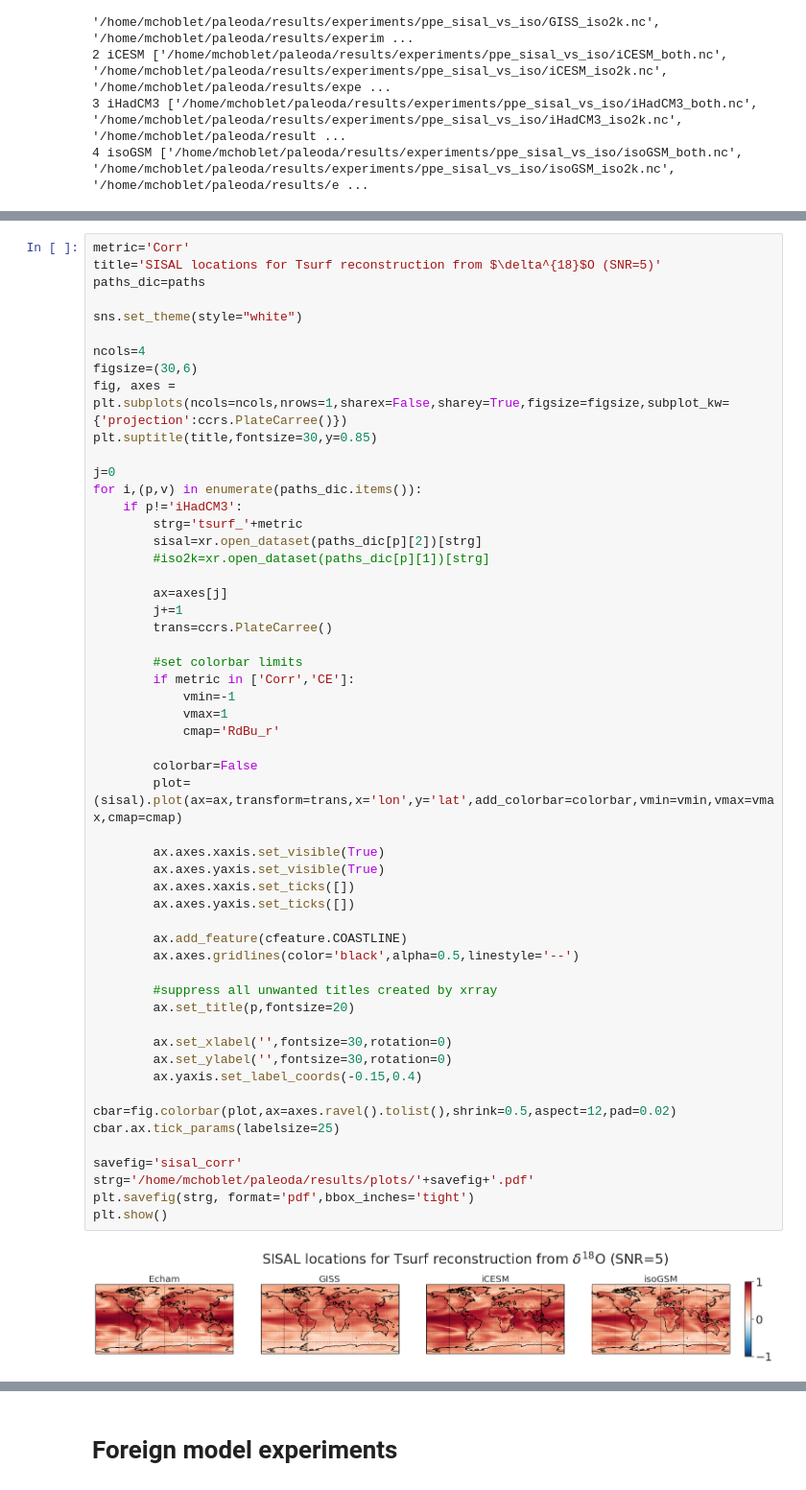
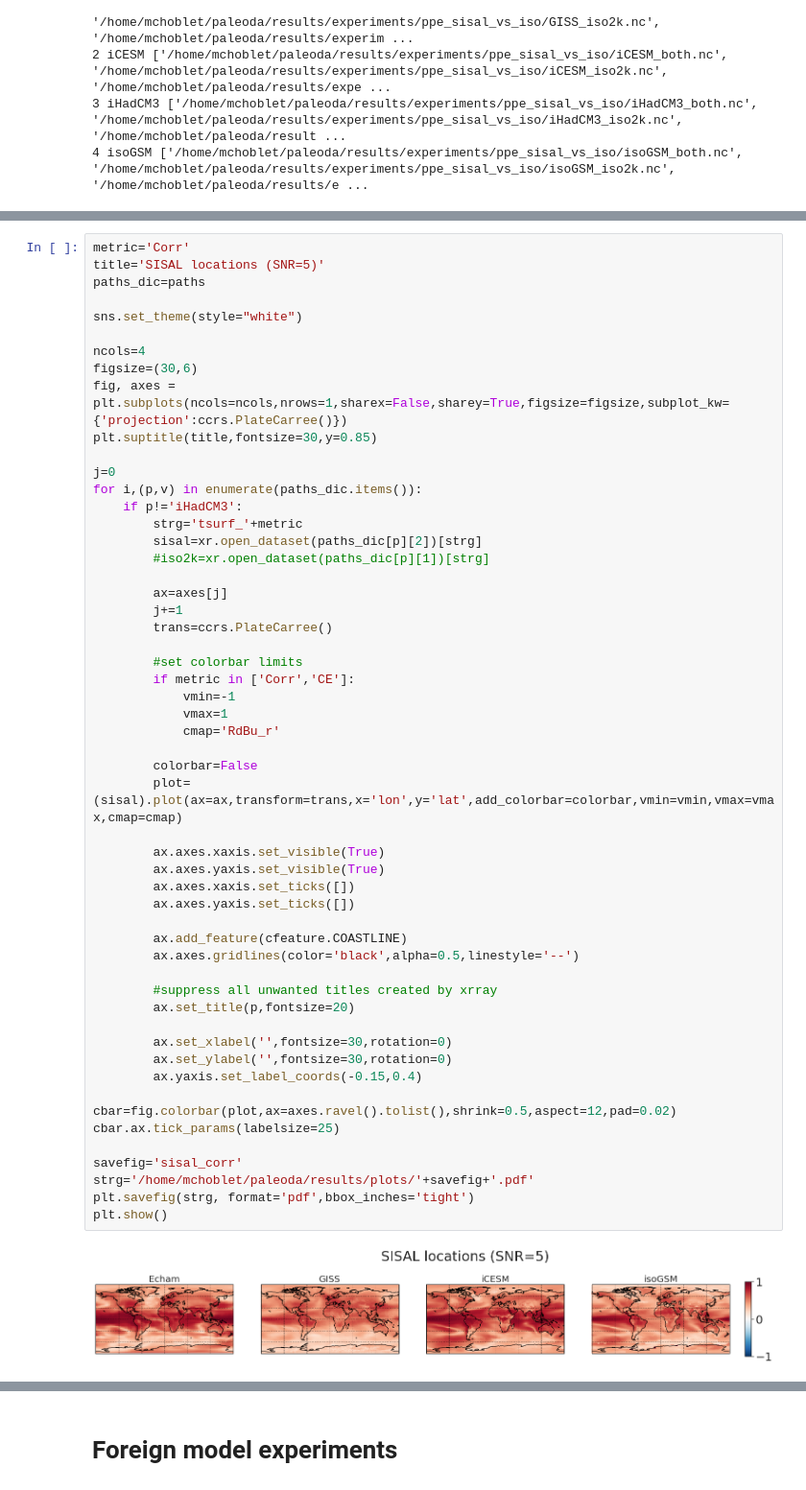
Before and after one commit to mchoblet/paleoda, a Jupyter notebook: notebooks_da/result_plots.ipynb, the cells around one changed output, grey strips where cells are left out. Shown at 96% size. Cells and saved outputs as stored; diff of their text form.

```diff
--- a/notebooks_da/result_plots.ipynb
+++ b/notebooks_da/result_plots.ipynb
@@ -199,6 +199,6 @@ plt.show()
 # %%
 metric='Corr'
-title='SISAL locations for Tsurf reconstruction from $\delta^{18}$O (SNR=5)'
+title='SISAL locations (SNR=5)'
 paths_dic=paths
 
 sns.set_theme(style="white")
@@ -224,31 +224,31 @@ for i,(p,v) in enumerate(paths_dic.items()):
             vmin=-1
             vmax=1
             cmap='RdBu_r'
 
         colorbar=False
         plot=(sisal).plot(ax=ax,transform=trans,x='lon',y='lat',add_colorbar=colorbar,vmin=vmin,vmax=vmax,cmap=cmap)
 
         ax.axes.xaxis.set_visible(True)
         ax.axes.yaxis.set_visible(True)
         ax.axes.xaxis.set_ticks([])
         ax.axes.yaxis.set_ticks([])
 
         ax.add_feature(cfeature.COASTLINE)
         ax.axes.gridlines(color='black',alpha=0.5,linestyle='--')
 
         #suppress all unwanted titles created by xrray
         ax.set_title(p,fontsize=20)
 
         ax.set_xlabel('',fontsize=30,rotation=0)
         ax.set_ylabel('',fontsize=30,rotation=0)
         ax.yaxis.set_label_coords(-0.15,0.4)
 
 cbar=fig.colorbar(plot,ax=axes.ravel().tolist(),shrink=0.5,aspect=12,pad=0.02)
 cbar.ax.tick_params(labelsize=25)
 
 savefig='sisal_corr'
 strg='/home/mchoblet/paleoda/results/plots/'+savefig+'.pdf'
 plt.savefig(strg, format='pdf',bbox_inches='tight')
 plt.show()
 # %% [output]
-[figure, old version]
+[figure, new version]
```
Also changed, not shown: parts of 16 cells of this notebook, 55 other files.
